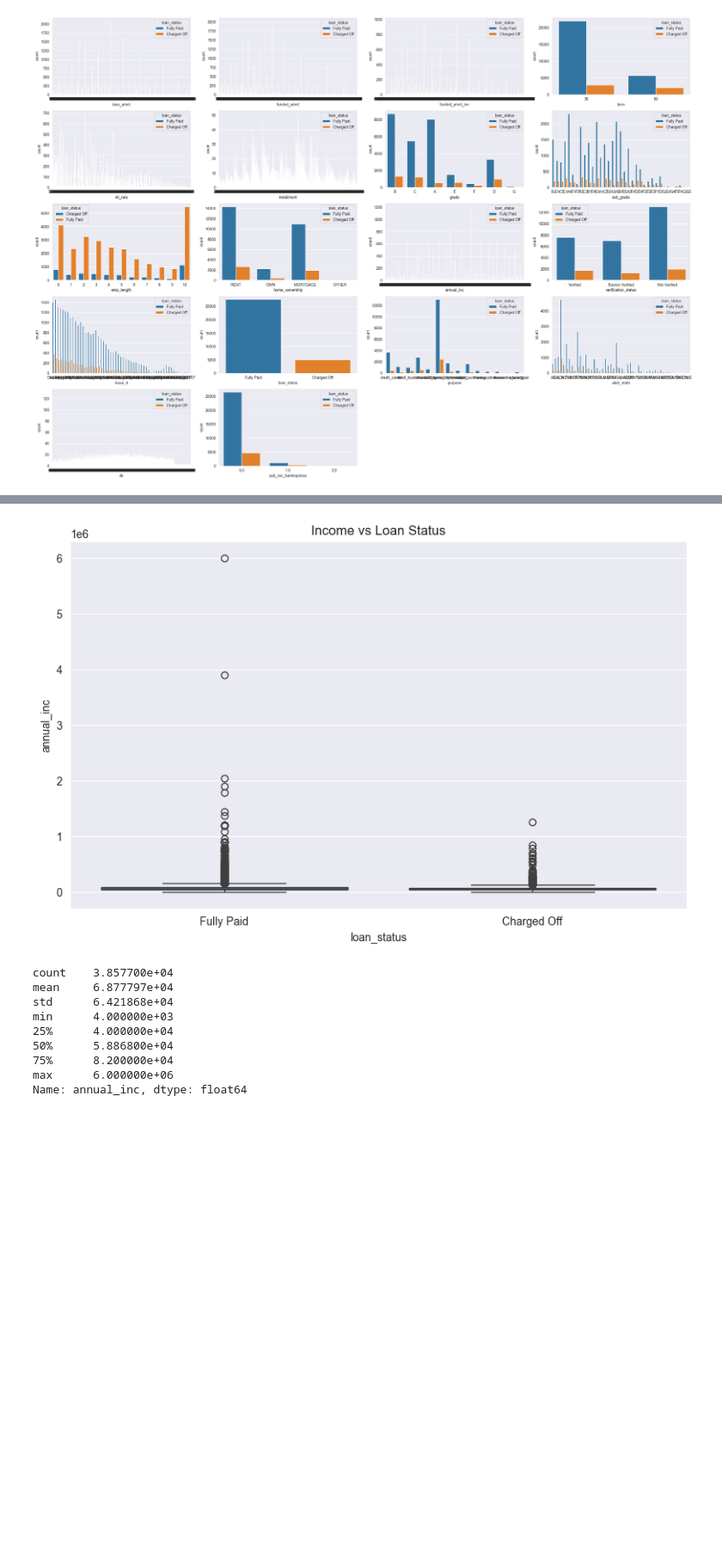
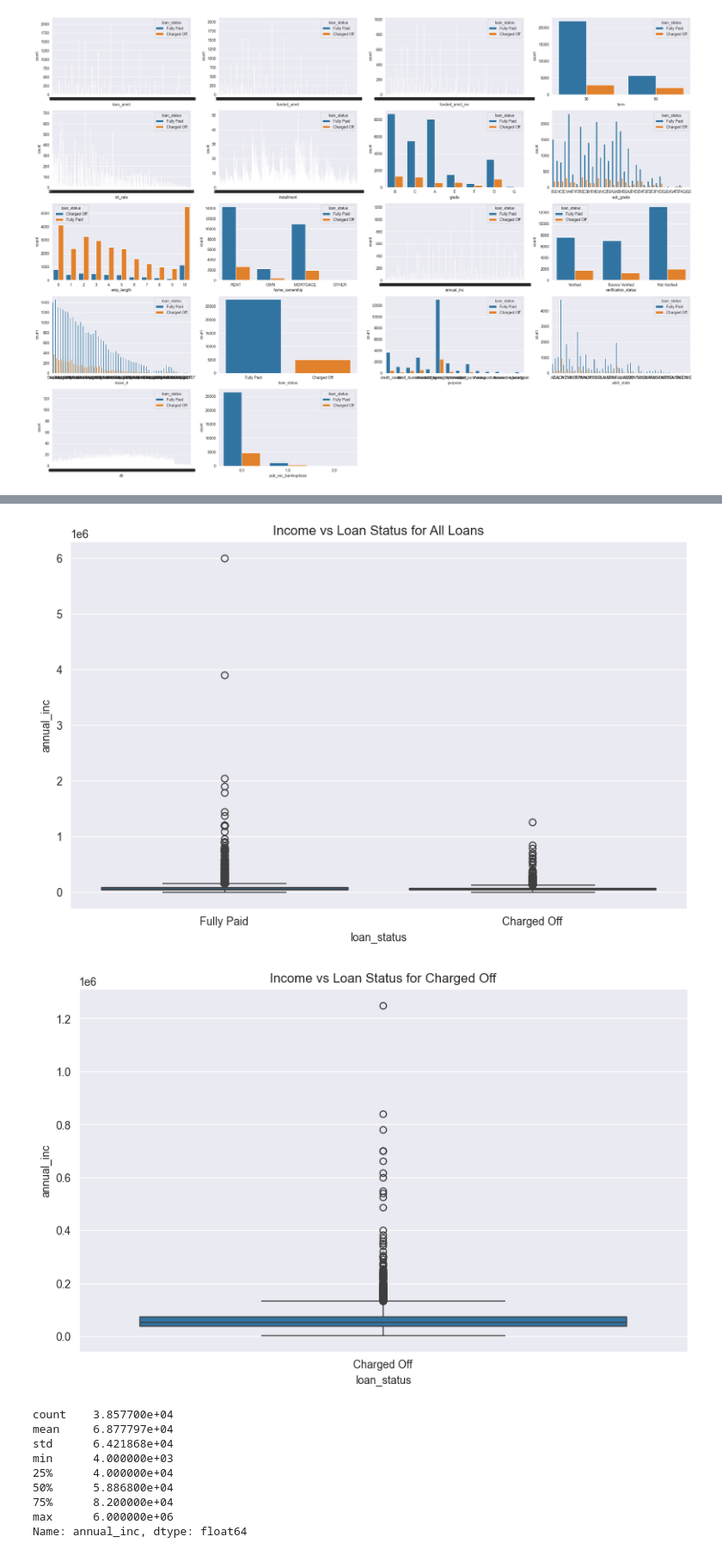
Before and after one commit to vijaykumar-qait/LendingClubCaseStudy, a Jupyter notebook: Vijay_Kumar.ipynb, the cells around one changed output, grey strips where cells are left out. Shown at 86% size. Drawn from its saved outputs; the diff is of its cells as text; code cells hidden in the pictures; blank space fills up the shorter version.

```diff
--- a/Vijay_Kumar.ipynb
+++ b/Vijay_Kumar.ipynb
@@ -410,3 +395,5 @@ Name: count, Length: 2840, dtype: int64
+# %%
+df_charged_off = df1[df1['loan_status'] == 'Charged Off']
 # %%
 plt.figure(figsize=(30, 30))
 for i, col in enumerate(df1):
@@ -443,10 +508,16 @@ plt.show()
 # %%
 plt.figure(figsize=(10, 6))
 sns.boxplot(x='loan_status', y='annual_inc', data=df1)
-plt.title("Income vs Loan Status")
+plt.title("Income vs Loan Status for All Loans")
 plt.show()
+
+plt.figure(figsize=(10, 6))
+sns.boxplot(x='loan_status', y='annual_inc', data=df_charged_off)
+plt.title("Income vs Loan Status for Charged Off")
+plt.show()
 # %% [output]
-[figure, old version]
+[figure, new version]
+[figure, added]
 # %%
 df1['annual_inc'].describe()
 # %% [output]
```
Also changed, not shown: parts of 14 cells of this notebook.
